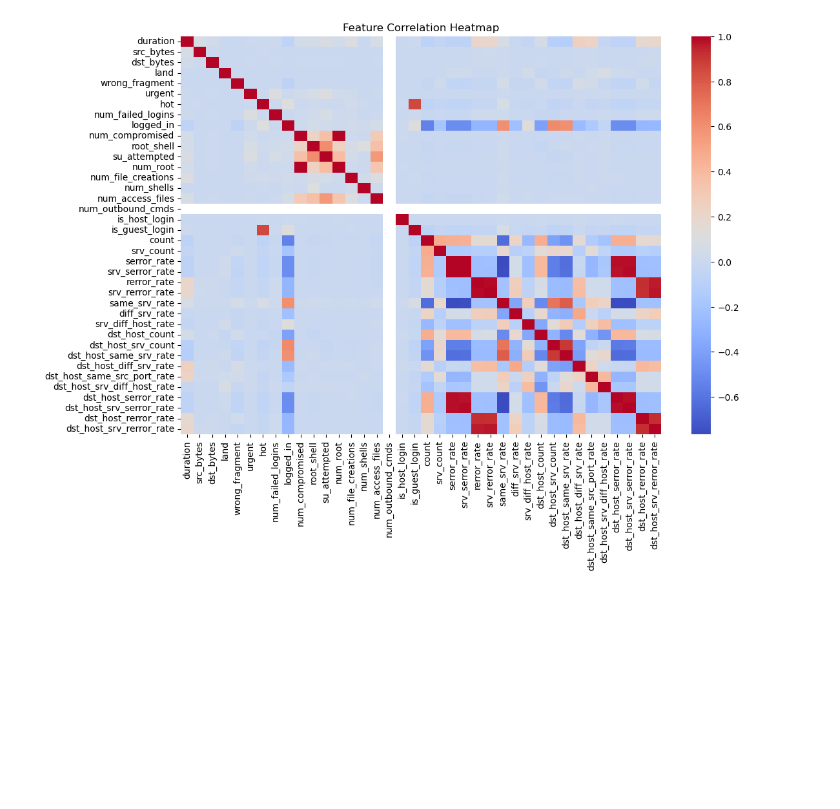
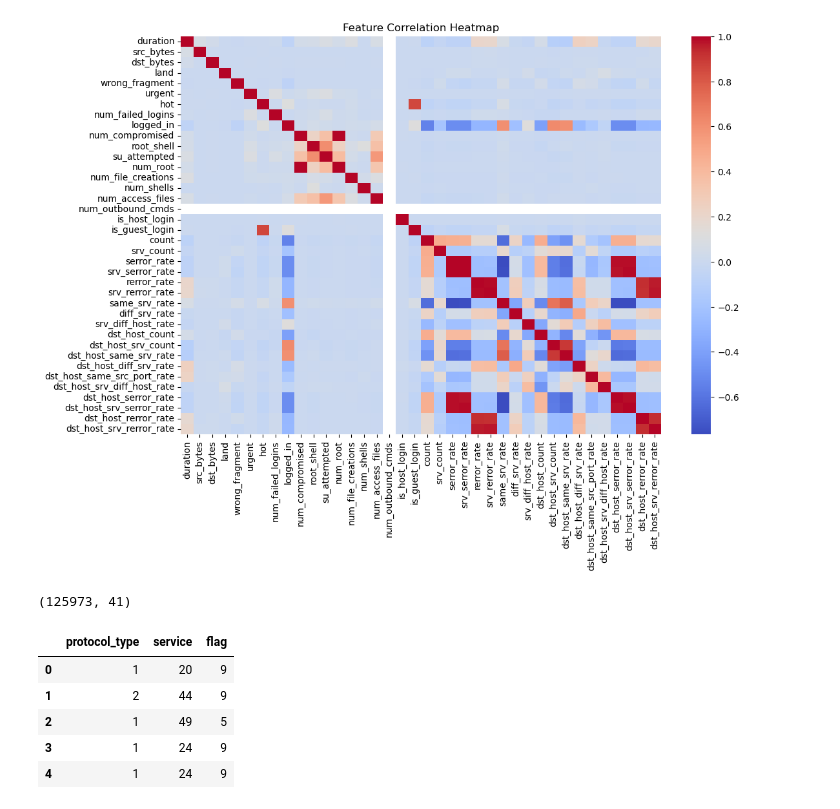
Before and after one commit to Jenish045/network-anomaly-detection, a Jupyter notebook: notebooks/02_eda.ipynb, the cells around one changed output. Cells and saved outputs as stored; diff of their text form; code cells hidden in the pictures; blank space fills up the shorter version.

```diff
--- a/notebooks/02_eda.ipynb
+++ b/notebooks/02_eda.ipynb
@@ -134,0 +140,24 @@ plt.show()
+# %%
+from src.preprocessing import load_data
+from src.preprocessing import encode_features
+from src.preprocessing import split_features
+from src.preprocessing import scale_features
+
+data = load_data("../data/raw/KDDTrain+.txt")
+
+data = encode_features(data)
+x,y = split_features(data)
+x_scaled = scale_features(x)
+
+print(x_scaled.shape)
+# %% [output]
+(125973, 41)
+# %%
+data[['protocol_type','service','flag']].head()
+# %% [output]
+|  | protocol_type | service | flag |
+| 0 | 1 | 20 | 9 |
+| 1 | 2 | 44 | 9 |
+| 2 | 1 | 49 | 5 |
+| 3 | 1 | 24 | 9 |
+| 4 | 1 | 24 | 9 |
```
Also changed, not shown: parts of 2 cells of this notebook, 1 other file.
